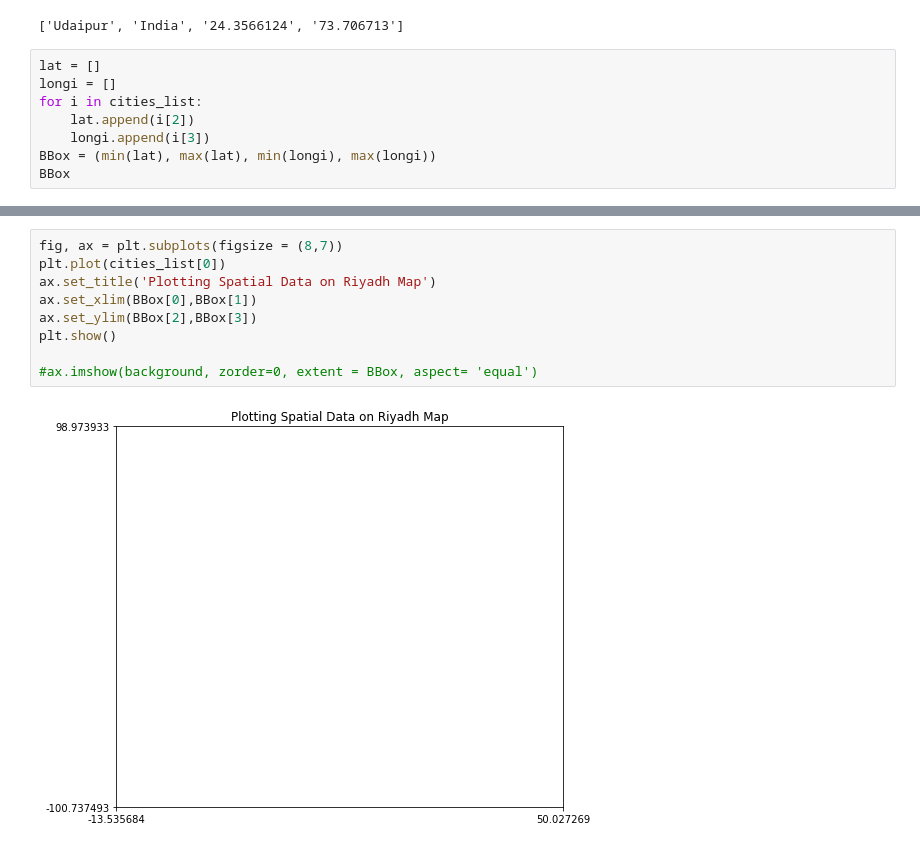
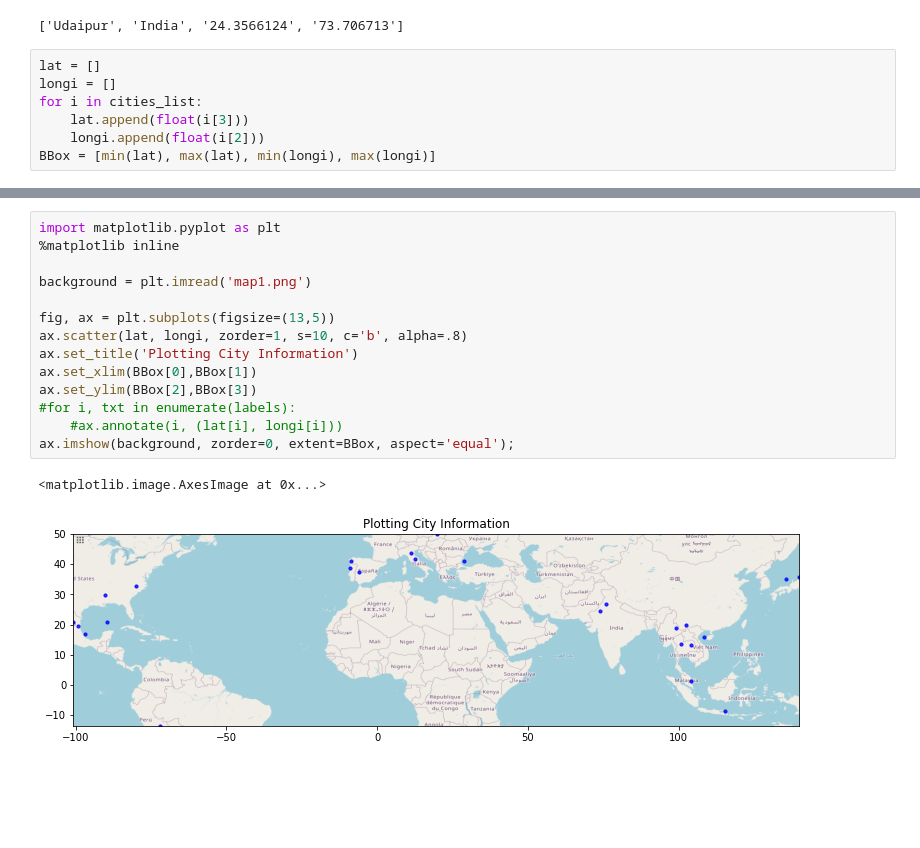
Before and after one commit to learn-co-curriculum/dsc-cities-try-experience, a Jupyter notebook: mini_project.ipynb, the cells around one changed output, grey strips where cells are left out. Drawn from its saved outputs; the diff is of its cells as text; blank space fills up the shorter version.

```diff
--- a/mini_project.ipynb
+++ b/mini_project.ipynb
@@ -29,7 +25,6 @@ cities_list[6]
 lat = []
 longi = []
 for i in cities_list:
-    lat.append(i[2])
-    longi.append(i[3])
-BBox = (min(lat), max(lat), min(longi), max(longi))
-BBox
+    lat.append(float(i[3]))
+    longi.append(float(i[2]))
+BBox = [min(lat), max(lat), min(longi), max(longi)]
@@ -49,11 +43,17 @@ SyntaxError: invalid syntax (<ipython-input-1-2744d6bcdba5>, line 6)
 # %%
-fig, ax = plt.subplots(figsize = (8,7))
-plt.plot(cities_list[0])
-ax.set_title('Plotting Spatial Data on Riyadh Map')
+import matplotlib.pyplot as plt
+%matplotlib inline
+
+background = plt.imread('map1.png')
+
+fig, ax = plt.subplots(figsize=(13,5))
+ax.scatter(lat, longi, zorder=1, s=10, c='b', alpha=.8)
+ax.set_title('Plotting City Information')
 ax.set_xlim(BBox[0],BBox[1])
 ax.set_ylim(BBox[2],BBox[3])
-plt.show()
-
-#ax.imshow(background, zorder=0, extent = BBox, aspect= 'equal')
+#for i, txt in enumerate(labels):
+    #ax.annotate(i, (lat[i], longi[i]))
+ax.imshow(background, zorder=0, extent=BBox, aspect='equal');
 # %% [output]
+<matplotlib.image.AxesImage at 0x...>
-[figure, old version]
+[figure, new version]
```
Also changed, not shown: parts of 4 cells of this notebook, 2 other files.
